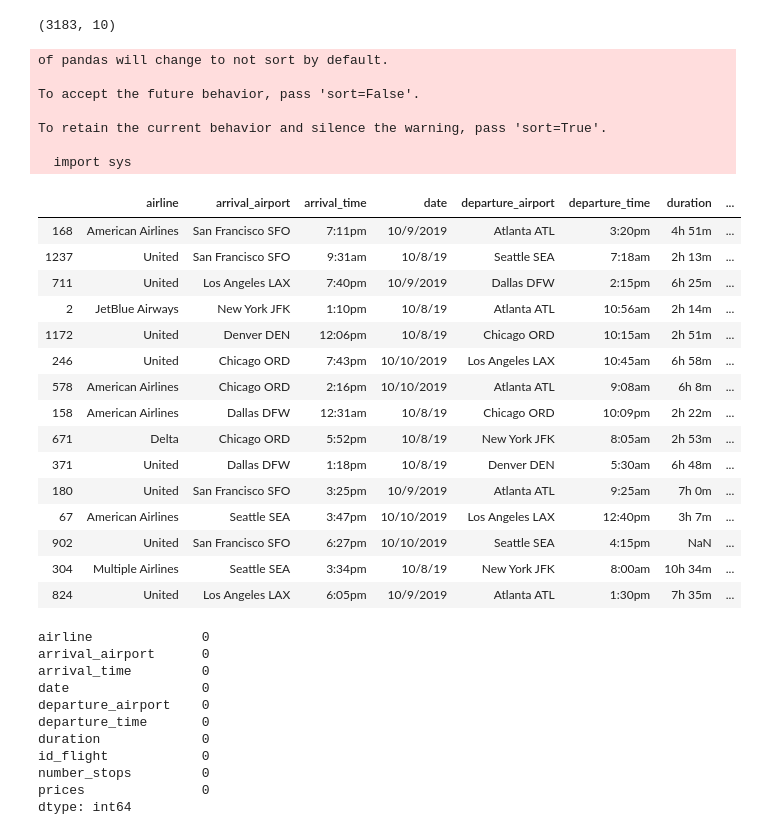
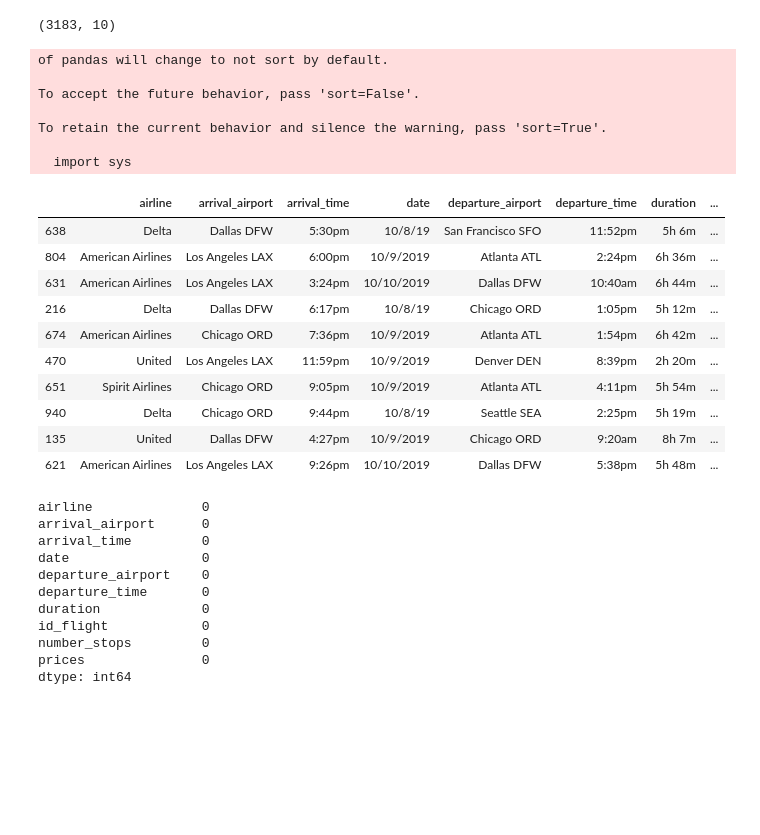
Before and after one commit to biancaorozco/metis_project2, a Jupyter notebook: jupyter_code/airlines_analysis.ipynb, the cells around one changed output. Drawn from its saved outputs; the diff is of its cells as text; code cells hidden in the pictures; blank space fills up the shorter version.

```diff
--- a/jupyter_code/airlines_analysis.ipynb
+++ b/jupyter_code/airlines_analysis.ipynb
@@ -22,38 +12,33 @@ from sklearn_pandas import DataFrameMapper
 # %%
 ############### Data ###############
 df1 = pd.read_csv("/Users/biancaorozco/Desktop/Metis/week02/project-02/airfare_project2/data/expedia_10_8_2019.csv")
 df2 = pd.read_csv("/Users/biancaorozco/Desktop/Metis/week02/project-02/airfare_project2/data/expedia_10_9_2019.csv")
 df3 = pd.read_csv("/Users/biancaorozco/Desktop/Metis/week02/project-02/airfare_project2/data/expedia_10_10_2019.csv")
 
 frames = [df1, df2, df3]
 na_df = pd.concat(frames)
 print(na_df.shape)
-na_df.sample(15, random_state=40)
+na_df.sample(10, random_state=50)
 # %% [output]
 (3183, 10)
 of pandas will change to not sort by default.
 
 To accept the future behavior, pass 'sort=False'.
 
 To retain the current behavior and silence the warning, pass 'sort=True'.
 
   import sys
 |  | airline | arrival_airport | arrival_time | date | departure_airport | departure_time | duration | ... |
-| 168 | American Airlines | San Francisco SFO | 7:11pm | 10/9/2019 | Atlanta ATL | 3:20pm | 4h 51m | ... |
-| 1237 | United | San Francisco SFO | 9:31am | 10/8/19 | Seattle SEA | 7:18am | 2h 13m | ... |
-| 711 | United | Los Angeles LAX | 7:40pm | 10/9/2019 | Dallas DFW | 2:15pm | 6h 25m | ... |
-| 2 | JetBlue Airways | New York JFK | 1:10pm | 10/8/19 | Atlanta ATL | 10:56am | 2h 14m | ... |
-| 1172 | United | Denver DEN | 12:06pm | 10/8/19 | Chicago ORD | 10:15am | 2h 51m | ... |
-| 246 | United | Chicago ORD | 7:43pm | 10/10/2019 | Los Angeles LAX | 10:45am | 6h 58m | ... |
-| 578 | American Airlines | Chicago ORD | 2:16pm | 10/10/2019 | Atlanta ATL | 9:08am | 6h 8m | ... |
-| 158 | American Airlines | Dallas DFW | 12:31am | 10/8/19 | Chicago ORD | 10:09pm | 2h 22m | ... |
-| 671 | Delta | Chicago ORD | 5:52pm | 10/8/19 | New York JFK | 8:05am | 2h 53m | ... |
-| 371 | United | Dallas DFW | 1:18pm | 10/8/19 | Denver DEN | 5:30am | 6h 48m | ... |
-| 180 | United | San Francisco SFO | 3:25pm | 10/9/2019 | Atlanta ATL | 9:25am | 7h 0m | ... |
-| 67 | American Airlines | Seattle SEA | 3:47pm | 10/10/2019 | Los Angeles LAX | 12:40pm | 3h 7m | ... |
-| 902 | United | San Francisco SFO | 6:27pm | 10/10/2019 | Seattle SEA | 4:15pm | NaN | ... |
-| 304 | Multiple Airlines | Seattle SEA | 3:34pm | 10/8/19 | New York JFK | 8:00am | 10h 34m | ... |
-| 824 | United | Los Angeles LAX | 6:05pm | 10/9/2019 | Atlanta ATL | 1:30pm | 7h 35m | ... |
+| 638 | Delta | Dallas DFW | 5:30pm | 10/8/19 | San Francisco SFO | 11:52pm | 5h 6m | ... |
+| 804 | American Airlines | Los Angeles LAX | 6:00pm | 10/9/2019 | Atlanta ATL | 2:24pm | 6h 36m | ... |
+| 631 | American Airlines | Los Angeles LAX | 3:24pm | 10/10/2019 | Dallas DFW | 10:40am | 6h 44m | ... |
+| 216 | Delta | Dallas DFW | 6:17pm | 10/8/19 | Chicago ORD | 1:05pm | 5h 12m | ... |
+| 674 | American Airlines | Chicago ORD | 7:36pm | 10/9/2019 | Atlanta ATL | 1:54pm | 6h 42m | ... |
+| 470 | United | Los Angeles LAX | 11:59pm | 10/9/2019 | Denver DEN | 8:39pm | 2h 20m | ... |
+| 651 | Spirit Airlines | Chicago ORD | 9:05pm | 10/9/2019 | Atlanta ATL | 4:11pm | 5h 54m | ... |
+| 940 | Delta | Chicago ORD | 9:44pm | 10/8/19 | Seattle SEA | 2:25pm | 5h 19m | ... |
+| 135 | United | Dallas DFW | 4:27pm | 10/9/2019 | Chicago ORD | 9:20am | 8h 7m | ... |
+| 621 | American Airlines | Los Angeles LAX | 9:26pm | 10/10/2019 | Dallas DFW | 5:38pm | 5h 48m | ... |
 # %%
 ############### Functions ###############
 ## Duration Time to Minutes
```
Also changed, not shown: parts of 16 cells of this notebook, 1 other file.
